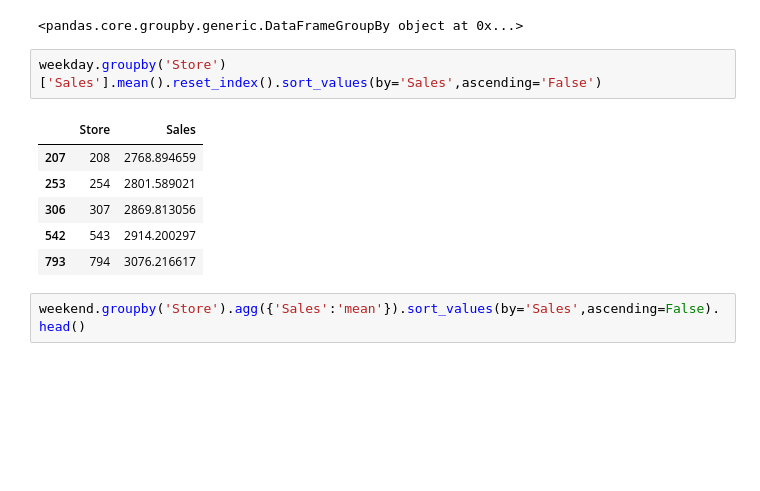
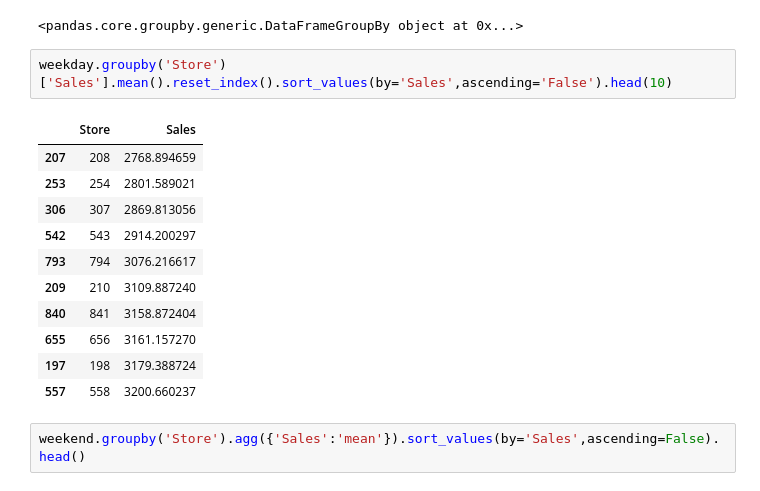
Before and after one commit to Melak2017/Pharmaceutical-Sales-Prediction-, a Jupyter notebook: notebooks/data_exploration.ipynb, the cells around one changed output. Drawn from its saved outputs; the diff is of its cells as text; blank space fills up the shorter version.

```diff
--- a/notebooks/data_exploration.ipynb
+++ b/notebooks/data_exploration.ipynb
@@ -598,14 +606,19 @@ weekend.groupby('Store')
 # %% [output]
 <pandas.core.groupby.generic.DataFrameGroupBy object at 0x...>
 # %%
-weekday.groupby('Store')['Sales'].mean().reset_index().sort_values(by='Sales',ascending='False')
+weekday.groupby('Store')['Sales'].mean().reset_index().sort_values(by='Sales',ascending='False').head(10)
 # %% [output]
 |  | Store | Sales |
 | 207 | 208 | 2768.894659 |
 | 253 | 254 | 2801.589021 |
 | 306 | 307 | 2869.813056 |
 | 542 | 543 | 2914.200297 |
 | 793 | 794 | 3076.216617 |
+| 209 | 210 | 3109.887240 |
+| 840 | 841 | 3158.872404 |
+| 655 | 656 | 3161.157270 |
+| 197 | 198 | 3179.388724 |
+| 557 | 558 | 3200.660237 |
 # %%
 weekend.groupby('Store').agg({'Sales':'mean'}).sort_values(by='Sales',ascending=False).head()
 # %% [output]
```
Also changed, not shown: parts of 20 cells of this notebook.
